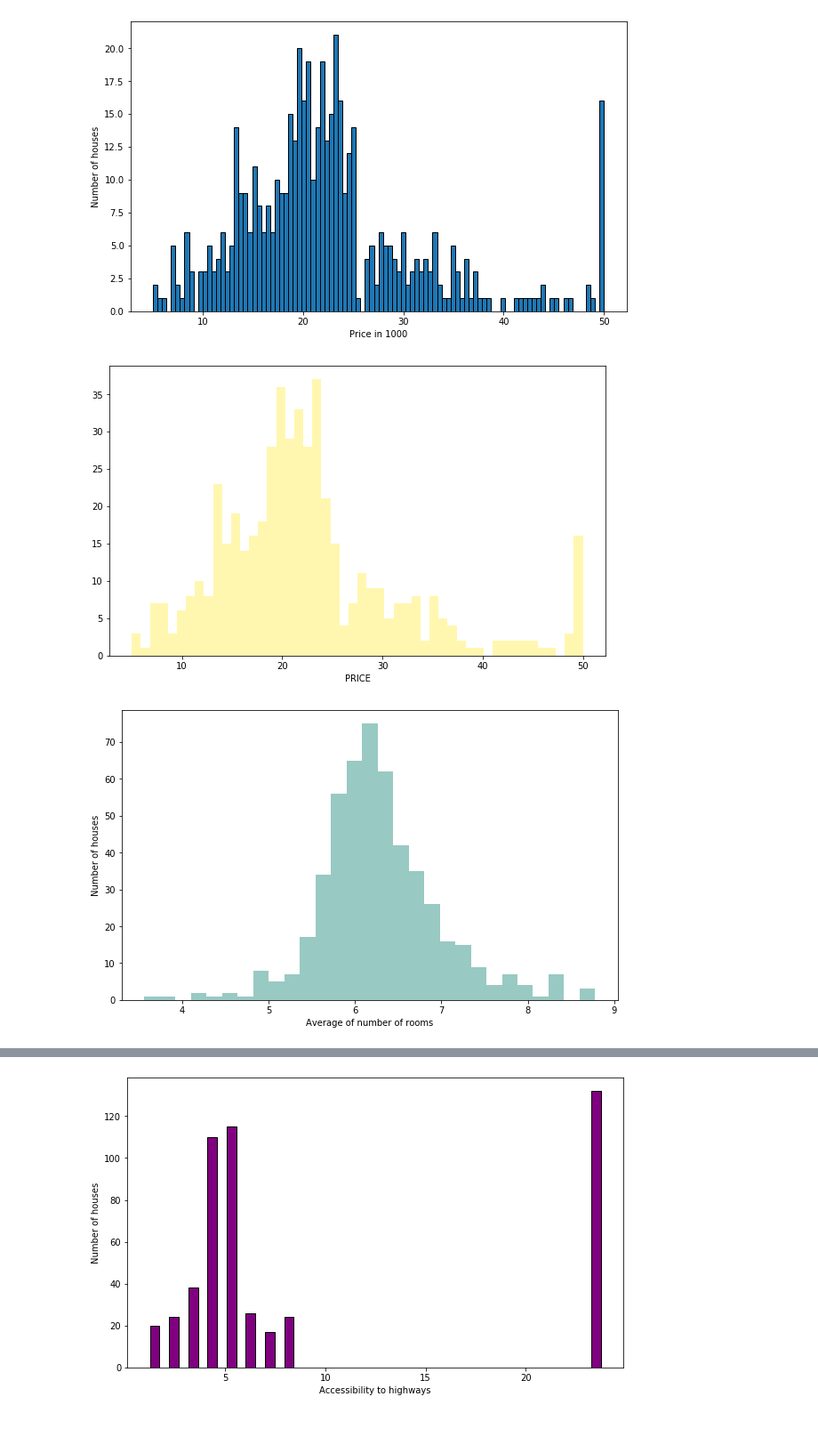
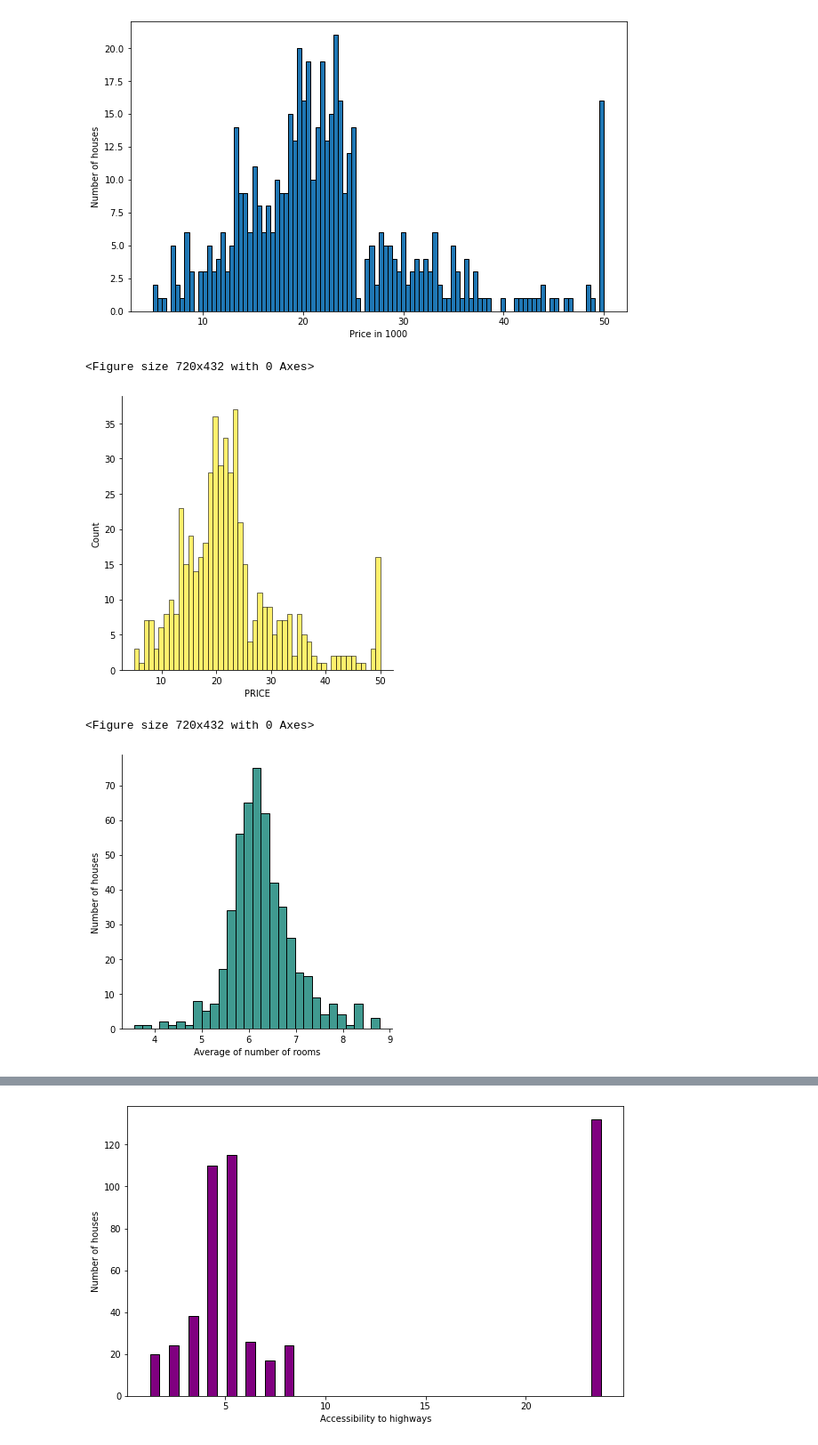
Before and after one commit to AntonioDehesa/dataScienceAndML, a Jupyter notebook: section5/section5.ipynb, the cells around one changed output, grey strips where cells are left out. Shown: that part at 89% size. Drawn from its saved outputs; the diff is of its cells as text; code cells hidden in the pictures.

```diff
--- a/section5/section5.ipynb
+++ b/section5/section5.ipynb
@@ -186,20 +204,22 @@ plt.show()
 [figure]
 # %%
 plt.figure(figsize=(10,6))
-sns.distplot(data["PRICE"],bins=50, hist=True, kde=False, color="#ffeb3b")
+sns.displot(data["PRICE"],bins=50, kind="hist", kde=False, color="#ffeb3b")
 plt.show()
 # %% [output]
+<Figure size 720x432 with 0 Axes>
-[figure, old version]
+[figure, new version]
 # %%
 # Probability Density Function (PDF) or KDE is the squigly line. It estimates the density of the distribution.
 # %%
 plt.figure(figsize=(10,6))
-sns.distplot(data["RM"], hist=True, kde=False, color="#00796b")
+sns.displot(data["RM"], kind="hist", kde=False, color="#00796b")
 plt.xlabel("Average of number of rooms")
 plt.ylabel("Number of houses")
 plt.show()
 # %% [output]
+<Figure size 720x432 with 0 Axes>
-[figure, old version]
+[figure, new version]
 # %%
 data["RM"].mean()
 # %% [output]
```
Also changed, not shown: parts of 10 cells of this notebook.
